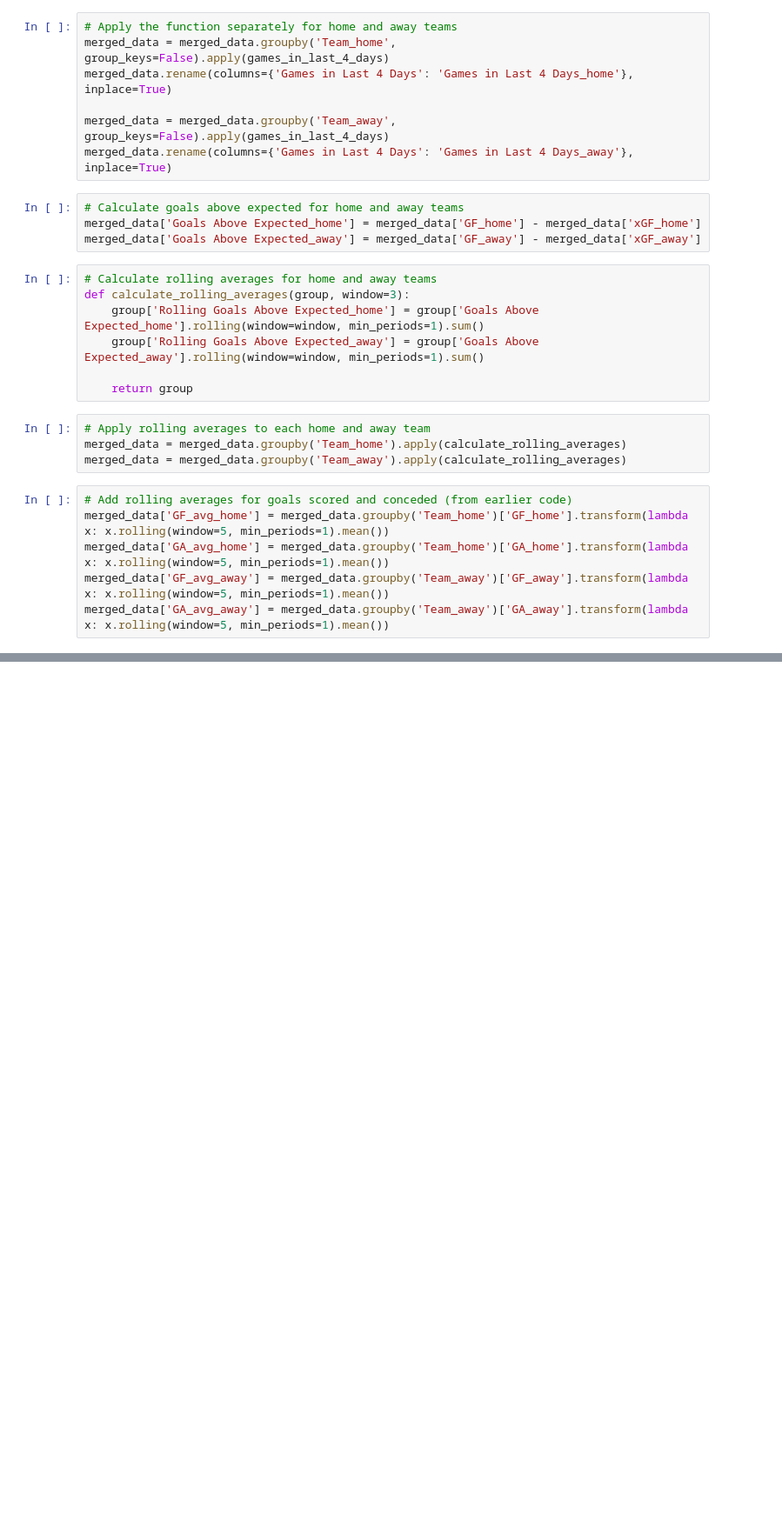
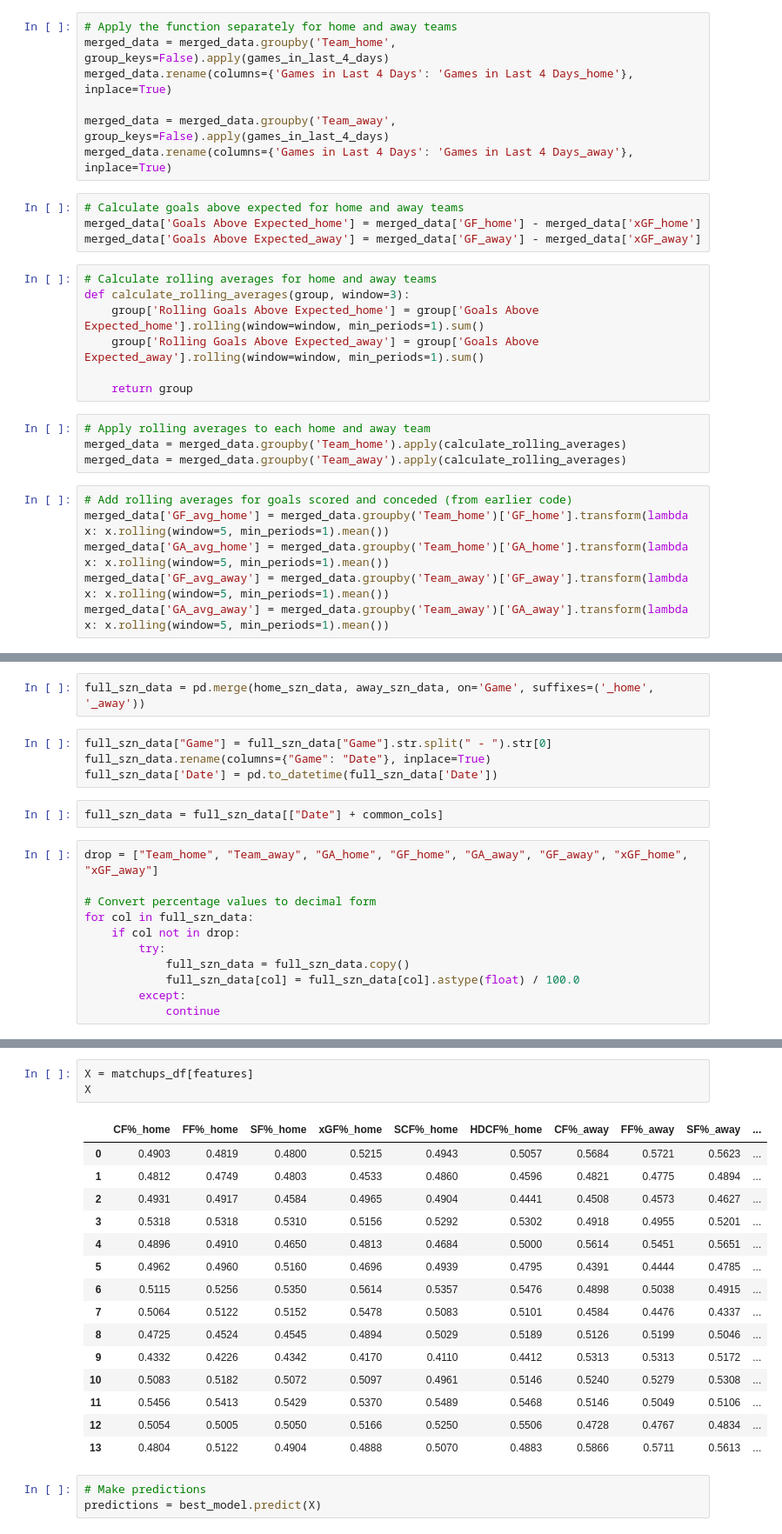
Before and after one commit to ccstevie/nhl_model, a Jupyter notebook: predict/deepseek.ipynb, the cells around one changed output, grey strips where cells are left out. Shown at 87% size. Saved outputs shown, nothing was run; the diff lists cells and outputs as text; blank space fills up the shorter version.

```diff
--- a/predict/deepseek.ipynb
+++ b/predict/deepseek.ipynb
@@ -194,0 +386,19 @@ plt.show()
+# %%
+full_szn_data = pd.merge(home_szn_data, away_szn_data, on='Game', suffixes=('_home', '_away'))
+# %%
+full_szn_data["Game"] = full_szn_data["Game"].str.split(" - ").str[0]
+full_szn_data.rename(columns={"Game": "Date"}, inplace=True)
+full_szn_data['Date'] = pd.to_datetime(full_szn_data['Date'])
+# %%
+full_szn_data = full_szn_data[["Date"] + common_cols]
+# %%
+drop = ["Team_home", "Team_away", "GA_home", "GF_home", "GA_away", "GF_away", "xGF_home", "xGF_away"]
+
+# Convert percentage values to decimal form
+for col in full_szn_data:
+    if col not in drop:
+        try:
+            full_szn_data = full_szn_data.copy()
+            full_szn_data[col] = full_szn_data[col].astype(float) / 100.0
+        except:
+            continue
@@ -194,0 +505,22 @@ plt.show()
+# %%
+X = matchups_df[features]
+X
+# %% [output]
+|  | CF%_home | FF%_home | SF%_home | xGF%_home | SCF%_home | HDCF%_home | CF%_away | FF%_away | SF%_away | ... |
+| 0 | 0.4903 | 0.4819 | 0.4800 | 0.5215 | 0.4943 | 0.5057 | 0.5684 | 0.5721 | 0.5623 | ... |
+| 1 | 0.4812 | 0.4749 | 0.4803 | 0.4533 | 0.4860 | 0.4596 | 0.4821 | 0.4775 | 0.4894 | ... |
+| 2 | 0.4931 | 0.4917 | 0.4584 | 0.4965 | 0.4904 | 0.4441 | 0.4508 | 0.4573 | 0.4627 | ... |
+| 3 | 0.5318 | 0.5318 | 0.5310 | 0.5156 | 0.5292 | 0.5302 | 0.4918 | 0.4955 | 0.5201 | ... |
+| 4 | 0.4896 | 0.4910 | 0.4650 | 0.4813 | 0.4684 | 0.5000 | 0.5614 | 0.5451 | 0.5651 | ... |
+| 5 | 0.4962 | 0.4960 | 0.5160 | 0.4696 | 0.4939 | 0.4795 | 0.4391 | 0.4444 | 0.4785 | ... |
+| 6 | 0.5115 | 0.5256 | 0.5350 | 0.5614 | 0.5357 | 0.5476 | 0.4898 | 0.5038 | 0.4915 | ... |
+| 7 | 0.5064 | 0.5122 | 0.5152 | 0.5478 | 0.5083 | 0.5101 | 0.4584 | 0.4476 | 0.4337 | ... |
+| 8 | 0.4725 | 0.4524 | 0.4545 | 0.4894 | 0.5029 | 0.5189 | 0.5126 | 0.5199 | 0.5046 | ... |
+| 9 | 0.4332 | 0.4226 | 0.4342 | 0.4170 | 0.4110 | 0.4412 | 0.5313 | 0.5313 | 0.5172 | ... |
+| 10 | 0.5083 | 0.5182 | 0.5072 | 0.5097 | 0.4961 | 0.5146 | 0.5240 | 0.5279 | 0.5308 | ... |
+| 11 | 0.5456 | 0.5413 | 0.5429 | 0.5370 | 0.5489 | 0.5468 | 0.5146 | 0.5049 | 0.5106 | ... |
+| 12 | 0.5054 | 0.5005 | 0.5050 | 0.5166 | 0.5250 | 0.5506 | 0.4728 | 0.4767 | 0.4834 | ... |
+| 13 | 0.4804 | 0.5122 | 0.4904 | 0.4888 | 0.5070 | 0.4883 | 0.5866 | 0.5711 | 0.5613 | ... |
+# %%
+# Make predictions
+predictions = best_model.predict(X)
```
Also changed, not shown: parts of 36 cells of this notebook, 2 other files.
